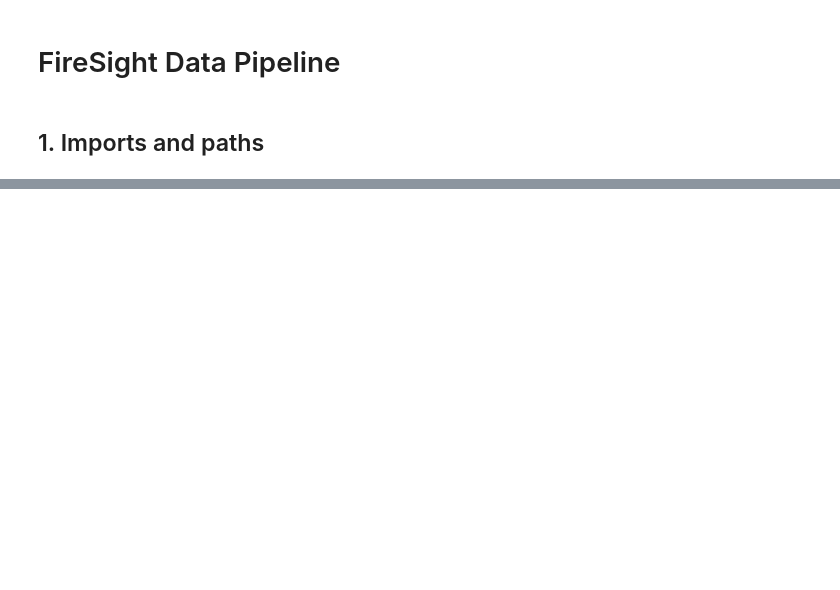
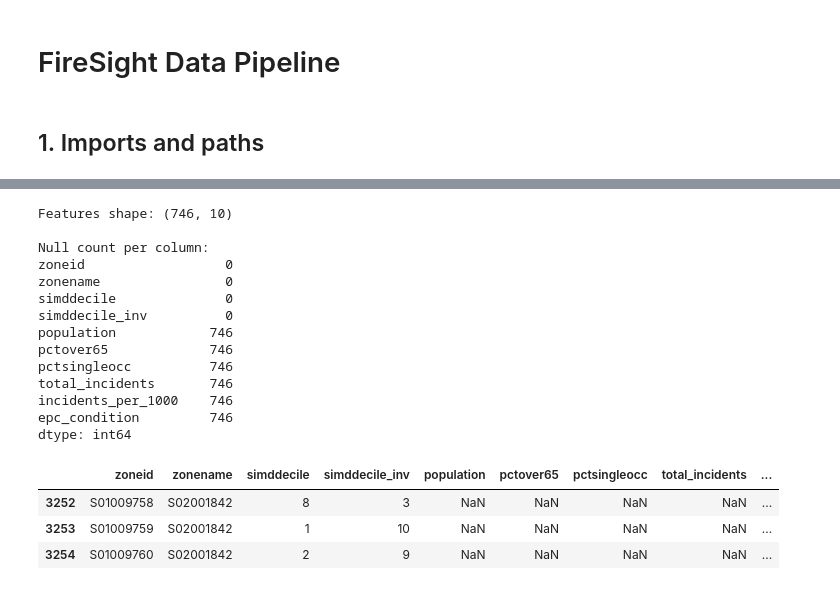
Before and after one commit to iluha2vuha/firesight, a Jupyter notebook: data-pipeline/notebook.ipynb, the cells around one changed output, grey strips where cells are left out. Saved outputs shown, nothing was run; the diff lists cells and outputs as text; code cells hidden in the pictures; blank space fills up the shorter version.

```diff
--- a/data-pipeline/notebook.ipynb
+++ b/data-pipeline/notebook.ipynb
@@ -285,0 +202,65 @@ print(f"Saved {len(zones)} zones to {out_path.resolve()}")
+# %%
+# SIMD spine
+features = simd_clean[["zoneid", "zonename", "simddecile"]].copy()
+features["simddecile_inv"] = 11 - features["simddecile"]  # higher = more deprived = higher risk
+
+# Join Census
+if census_clean is not None:
+    features = features.merge(
+        census_clean[["zoneid", "population", "pctover65", "pctsingleocc"]],
+        on="zoneid", how="left"
+    )
+else:
+    features["population"]   = np.nan
+    features["pctover65"]    = np.nan
+    features["pctsingleocc"] = np.nan
+
+# Join incident density (total incidents per zone, computed from inc_clean)
+if inc_clean is not None:
+    total_inc = (
+        inc_clean.groupby("zoneid").size().reset_index(name="total_incidents")
+    )
+    features = features.merge(total_inc, on="zoneid", how="left")
+    features["total_incidents"] = features["total_incidents"].fillna(0)
+    # incidents per 1,000 residents (requires population)
+    mask = features["population"].notna() & (features["population"] > 0)
+    features["incidents_per_1000"] = np.nan
+    features.loc[mask, "incidents_per_1000"] = (
+        features.loc[mask, "total_incidents"] / features.loc[mask, "population"] * 1000
+    ).round(2)
+else:
+    features["total_incidents"]   = np.nan
+    features["incidents_per_1000"] = np.nan
+
+# Join EPC condition
+if epc_clean is not None:
+    features = features.merge(
+        epc_clean[["zoneid", "epc_condition"]], on="zoneid", how="left"
+    )
+else:
+    features["epc_condition"] = np.nan
+
+# Summary
+print("Features shape:", features.shape)
+print("\nNull count per column:")
+print(features.isnull().sum())
+features.head(3)
+# %% [output]
+Features shape: (746, 10)
+
+Null count per column:
+zoneid                  0
+zonename                0
+simddecile              0
+simddecile_inv          0
+population            746
+pctover65             746
+pctsingleocc          746
+total_incidents       746
+incidents_per_1000    746
+epc_condition         746
+dtype: int64
+|  | zoneid | zonename | simddecile | simddecile_inv | population | pctover65 | pctsingleocc | total_incidents | ... |
+| 3252 | S01009758 | S02001842 | 8 | 3 | NaN | NaN | NaN | NaN | ... |
+| 3253 | S01009759 | S02001842 | 1 | 10 | NaN | NaN | NaN | NaN | ... |
+| 3254 | S01009760 | S02001842 | 2 | 9 | NaN | NaN | NaN | NaN | ... |
```
Also changed, not shown: parts of 49 cells of this notebook, 5 other files.
